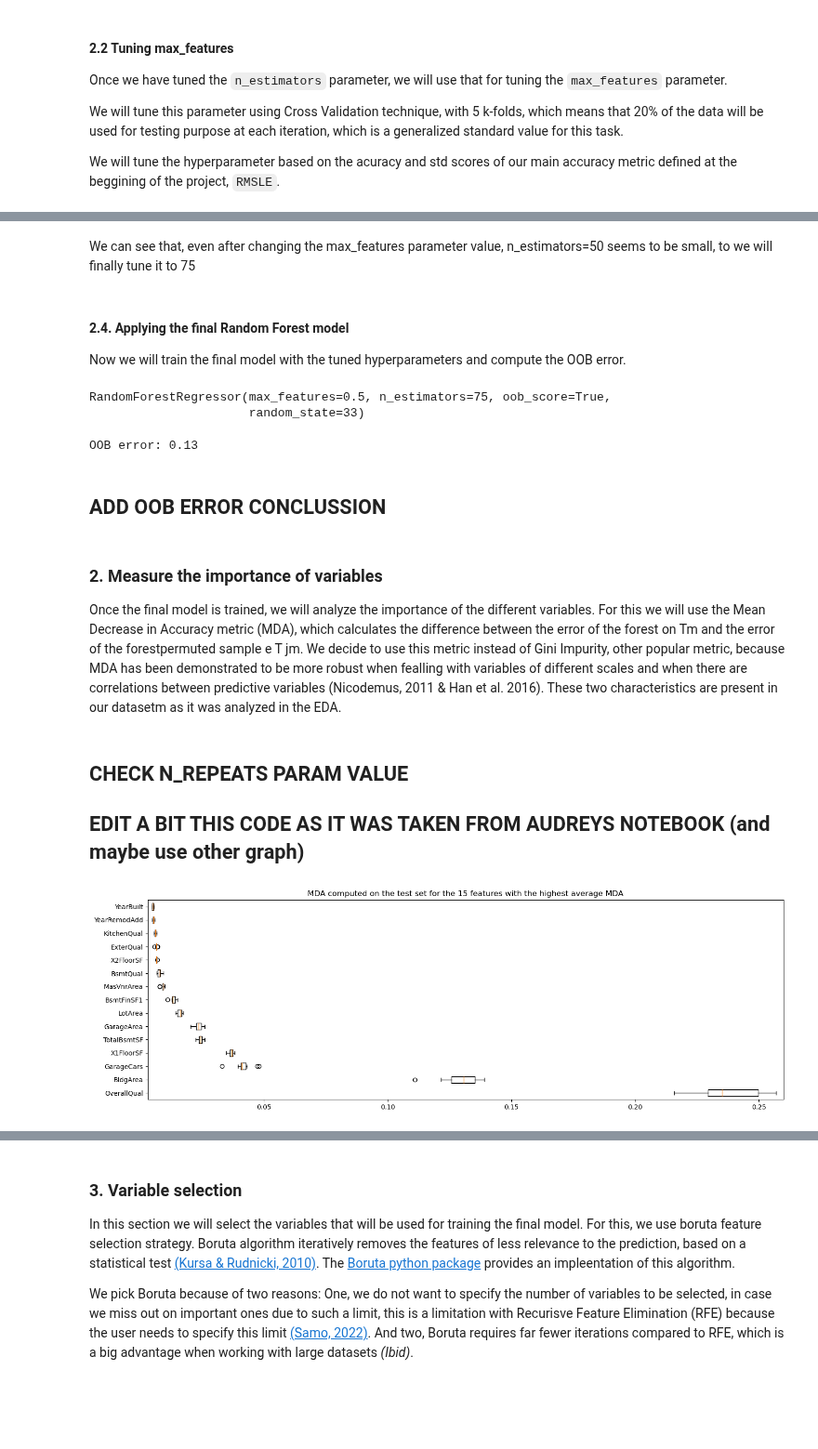
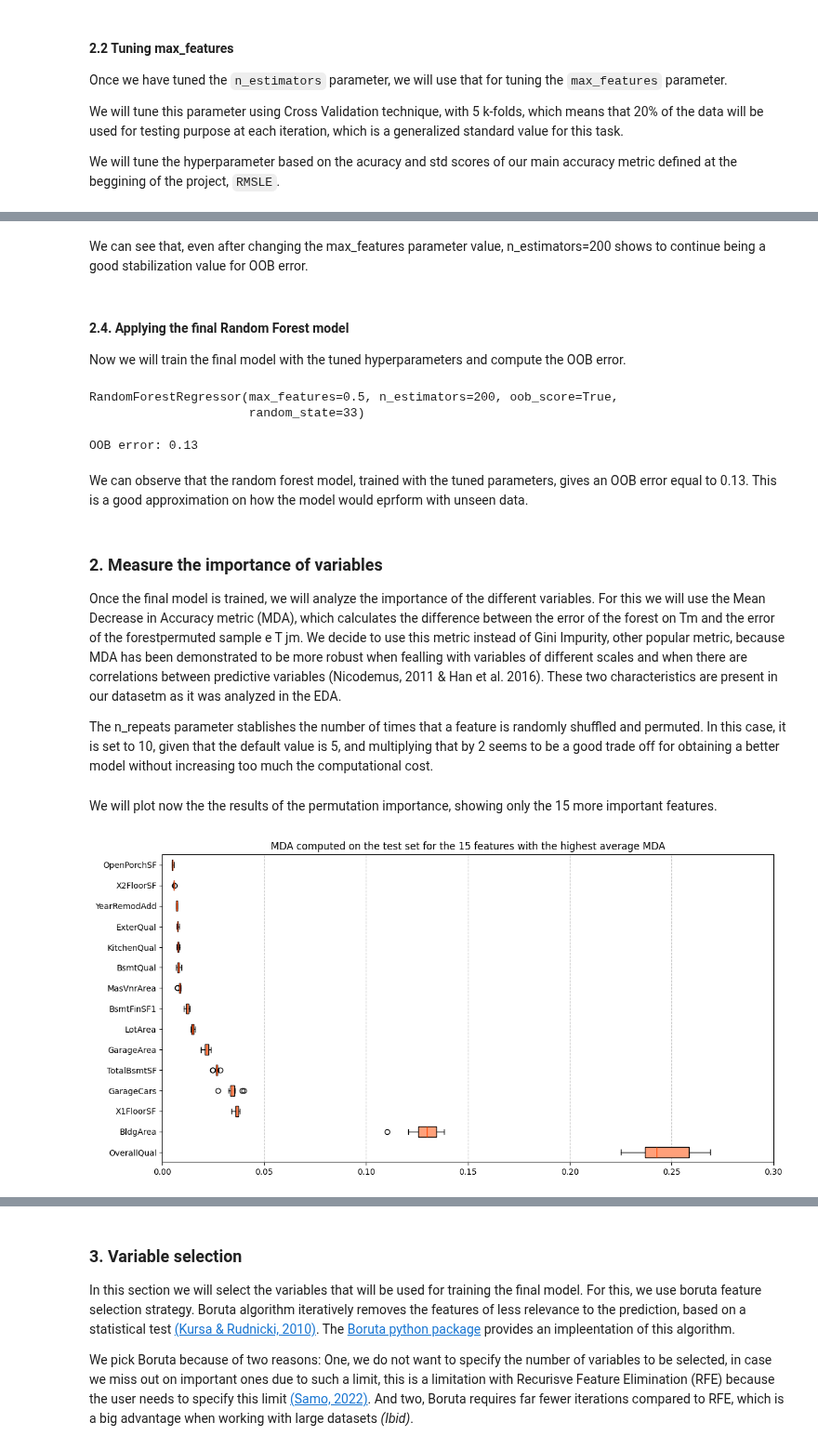
Before and after one commit to rajesvariparasa/ml-processing-pipeline-for-predicting-houseprices, a Jupyter notebook: Milestone-3-RandomForests.ipynb, the cells around one changed output, grey strips where cells are left out. Shown at 93% size. Saved outputs shown, nothing was run; the diff lists cells and outputs as text; code cells hidden in the pictures; blank space fills up the shorter version.

```diff
--- a/Milestone-3-RandomForests.ipynb
+++ b/Milestone-3-RandomForests.ipynb
@@ -139,7 +139,7 @@ cv_vals = {'max_features': [0.1, 0.2, 0.3, 0.4, 0.5, 0.6, 0.7, 0.8, 0.9]}
 # Define the model
 # n_estimators=50 based on the previous parameter tuning step
 # random_state = 33: allows reproducibility, giving the same reuslts each time the notebook is ran
-rf = RandomForestRegressor(n_estimators=50, random_state=33)
+rf = RandomForestRegressor(n_estimators=150, random_state=33)
 
 # cv=5 for 5 k-folds
 # scoring gets the defined scoring metrics
@@ -172,8 +172,8 @@ i_list = []
 
 # Define a loop to iterate over the different values of n_estimators
 for i in range(10, 300, 10):
-    # We use the same configuration as in the tuning, but now max_features= 0.3
-    rf = RandomForestRegressor(warm_start=True, n_estimators=i, max_features=0.3, random_state=33, oob_score=True)
+    # We use the same configuration as in the tuning, but now max_features= 0.5
+    rf = RandomForestRegressor(warm_start=True, n_estimators=i, max_features=0.5, random_state=33, oob_score=True)
     rf.fit(X_train, Y_train)
 
     # oob_score attribute returns the accuracy, but we are interested on the error itself (then: 1-oob_score)
@@ -182,12 +182,3 @@ for i in range(10, 300, 10):
     # Append OOB error rate and i values to the lists
     error_rate.append(oob_error)
     i_list.append(i)
-
-# Plot n_esitmators vs OOB error
-plt.plot(i_list, error_rate, label="OOB error rate")
-plt.ylim(0, 1.5*max(error_rate))
-plt.xlabel("n_estimators")
-plt.ylabel("OOB error rate")
-plt.title("OOB error rate vs n_estimators")
-plt.legend(loc="upper right")
-plt.show()
@@ -196,41 +196,56 @@ plt.show()
 # %% [markdown]
-We can see that, even after changing the max_features parameter value, n_estimators=50 seems to be small, to we will finally tune it to 75
+We can see that, even after changing the max_features parameter value, n_estimators=200 shows to continue being a good stabilization value for OOB error.
 # %% [markdown]
 #### 2.4. Applying the final Random Forest model
 Now we will train the final model with the tuned hyperparameters and compute the OOB error.
 # %%
-rf1 = RandomForestRegressor(n_estimators = 75, max_features= 0.5, oob_score=True, random_state=33)
+rf1 = RandomForestRegressor(n_estimators = 200, max_features= 0.5, oob_score=True, random_state=33)
 # Step 2: build the random forest on the train set by indicating the input data and the target variable
 rf1.fit(X_train, Y_train)
 # %% [output]
-RandomForestRegressor(max_features=0.5, n_estimators=75, oob_score=True,
+RandomForestRegressor(max_features=0.5, n_estimators=200, oob_score=True,
                       random_state=33)
 # %%
 # OOB error
 print(f'OOB error: {round(1-rf1.oob_score_, 2)}')
 # %% [output]
 OOB error: 0.13
-# %% [markdown]
-## ADD OOB ERROR CONCLUSSION
+# %% [markdown]
+We can observe that the random forest model, trained with the tuned parameters, gives an OOB error equal to 0.13. This is a good approximation on how the model would eprform with unseen data.
 # %% [markdown]
 ### 2. Measure the importance of variables
 Once the final model is trained, we will analyze the importance of the different variables. For this we will use the Mean Decrease in Accuracy metric (MDA), which calculates the difference between the error of the forest on Tm and the error of the forestpermuted sample e T jm. We decide to use this metric instead of Gini Impurity, other popular metric, because MDA has been demonstrated to be more robust when fealling with variables of different scales and when there are correlations between predictive variables (Nicodemus, 2011 & Han et al. 2016). These two characteristics are present in our datasetm as it was analyzed in the EDA.
+
+The n_repeats parameter stablishes the number of times that a feature is randomly shuffled and permuted. In this case, it is set to 10, given that the default value is 5, and multiplying that by 2 seems to be a good trade off for obtaining a better model without increasing too much the computational cost.
-# %% [markdown]
-## CHECK N_REPEATS PARAM VALUE
-## EDIT A BIT THIS CODE AS IT WAS TAKEN FROM AUDREYS NOTEBOOK (and maybe use other graph)
 # %%
 result = permutation_importance(rf1, X_train, Y_train, n_repeats=10, random_state=33, n_jobs=-1)
+# %% [markdown]
+We will plot now the the results of the permutation importance, showing only the 15 more important features.
 # %%
-## Plot of the MDA for the 15 features with the highest average MDA
+# Plot of the MDA for the 15 features with the highest average MDA
 sorted_idx = result.importances_mean.argsort()
-invert_sorted_idx=sorted_idx[::-1][:15]# keep only the 15 features with the highest average MDA
-fig, ax = plt.subplots(figsize=(15,5))
-ax.boxplot(result.importances[invert_sorted_idx].T,
-           vert=False, labels=X_train.columns[invert_sorted_idx])
-# increase the size of x axis interval
-ax.set_xlim(0.003,0.26)
+invert_sorted_idx = sorted_idx[::-1][:15]  # keep only the 15 features with the highest average MDA
+fig, ax = plt.subplots(figsize=(12, 6))
+
+# Use patch_artist=True to modify the box filling color
+bp = ax.boxplot(result.importances[invert_sorted_idx].T, vert=False, labels=X_train.columns[invert_sorted_idx], patch_artist=True)
+
+# Set the box filling color for all boxes
+for box in bp['boxes']:
+    box.set_facecolor('lightsalmon')
+
+# Set the median line color for all medians
+for median in bp['medians']:
+    median.set_color('orangered')
+
+# Add grid lines
+ax.grid(axis='x', linestyle='--', alpha=0.7)
+
+# Increase the size of the x-axis interval
+ax.set_xlim(0, 0.3)
+
 ax.set_title("MDA computed on the test set for the 15 features with the highest average MDA")
 fig.tight_layout()
 plt.show()
 # %% [output]
-[figure, old version]
+[figure, new version]
```
Also changed, not shown: parts of 9 cells of this notebook.
